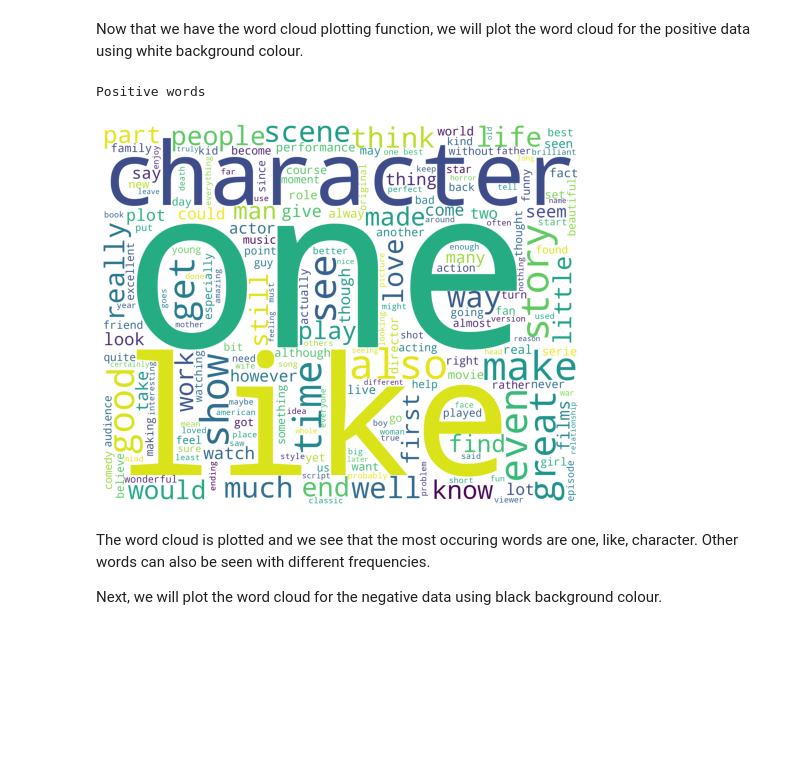
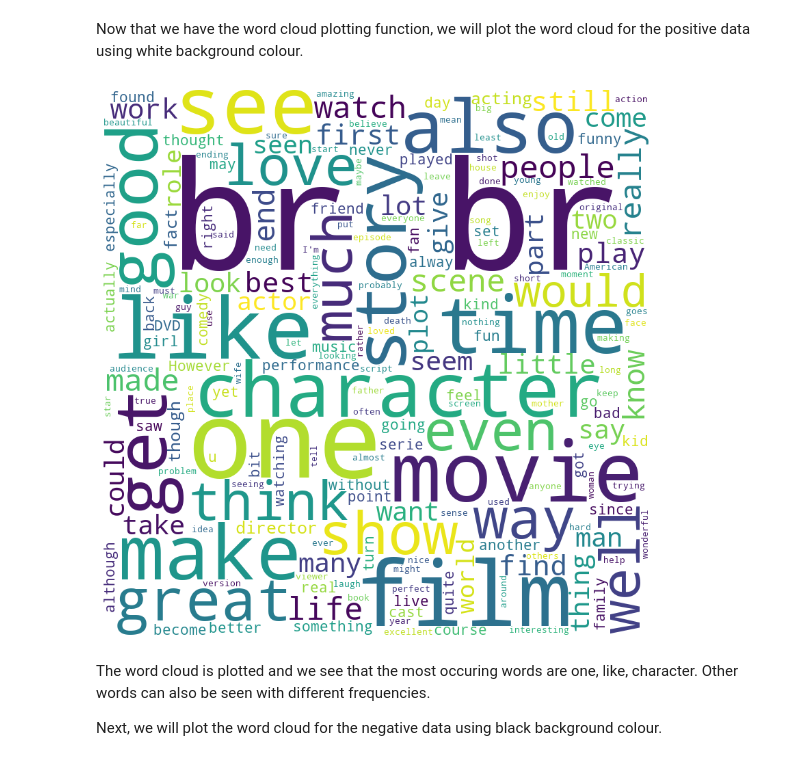
Before and after one commit to AbhisekBag/CloudyML, a Jupyter notebook: Deep Learning/NLP/NLP Module3.3.ipynb, the cells around one changed output. Saved outputs shown, nothing was run; the diff lists cells and outputs as text; code cells hidden in the pictures; blank space fills up the shorter version.

Commit message:
sentiment analysis

```diff
--- a/Deep Learning/NLP/NLP Module3.3.ipynb
+++ b/Deep Learning/NLP/NLP Module3.3.ipynb
@@ -93,9 +87,11 @@ data.head()
 In the next part, we segregate the data based on the positive and negative labels. Text with positive label is stored in 'pos' variable and text with negative label is stored in 'neg' variable.
 # %%
 #finding the positive Data
-pos=data[data['label']==1]
-print("Positive text \n",pos.head())
+positive = sentiment_data[sentiment_data['label']==1]
+print("Positive text \n",positive.head())
 #try for negative Data
+negative = sentiment_data[sentiment_data['label']==0]
+print("Negative text \n", negative.head())
 # %% [output]
 Positive text
                                                   text  label
@@ -173,27 +193,39 @@ def tokenizer_porter(text):
 Ahead we segregate the processed data into positive and negative data based on the labels.
 # %%
 #getting positive
-positive_data = data[ data['label'] == 1]
-positive_data = positive_data['text']
+positive_data = positive['text']
 #try to get negative data
+negative_data = negative['text']
 # %% [markdown]
 
 Now we define a function that will plot the word cloud for our data. The words 'movie' and 'film' are ignored for cleaning the words. Next the wordcloud is formed by giving various parameters like stopwords, background colour, etc.
 Refer to the given documentation: https://www.analyticsvidhya.com/blog/2020/10/word-cloud-or-tag-cloud-in-python/
-# %%
-#Defining the function to plot the data in wordcloud
-def plot_wordcloud(data, color = 'white'):
-  #your code for plotiing in wordcloud
+# %%
+#Defining the function to plot the data in wordcloud
+def plot_wordcloud(data):
+    words = ' '.join(data)
+    clean_words =  " ".join([word for word in words.split() if(word != 'movie' and word != 'film')])
+    wordcloud = WordCloud(width = 800, height = 800,
+                background_color ='white',
+                stopwords = stop,
+                min_font_size = 10).generate(clean_words)
+
+    # plot the WordCloud image
+    plt.figure(figsize = (8, 8))
+    plt.imshow(wordcloud)
+    plt.axis("off")
+    plt.tight_layout(pad = 0)
+
+    plt.show()
 # %% [markdown]
 
 Now that we have the word cloud plotting function, we will plot the word cloud for the positive data using white background colour.
 # %%
 #Printing the positive data in wordcloud
 #print("Positive words")
-plot_wordcloud(positive_data,'white')
+plot_wordcloud(positive_data)
 # %% [output]
-Positive words
-[figure, old version]
+[figure, new version]
 # %% [markdown]
 
 The word cloud is plotted and we see that the most occuring words are one, like, character. Other words can also be seen with different frequencies.
```
Also changed, not shown: parts of 20 cells of this notebook, 1 other file.
